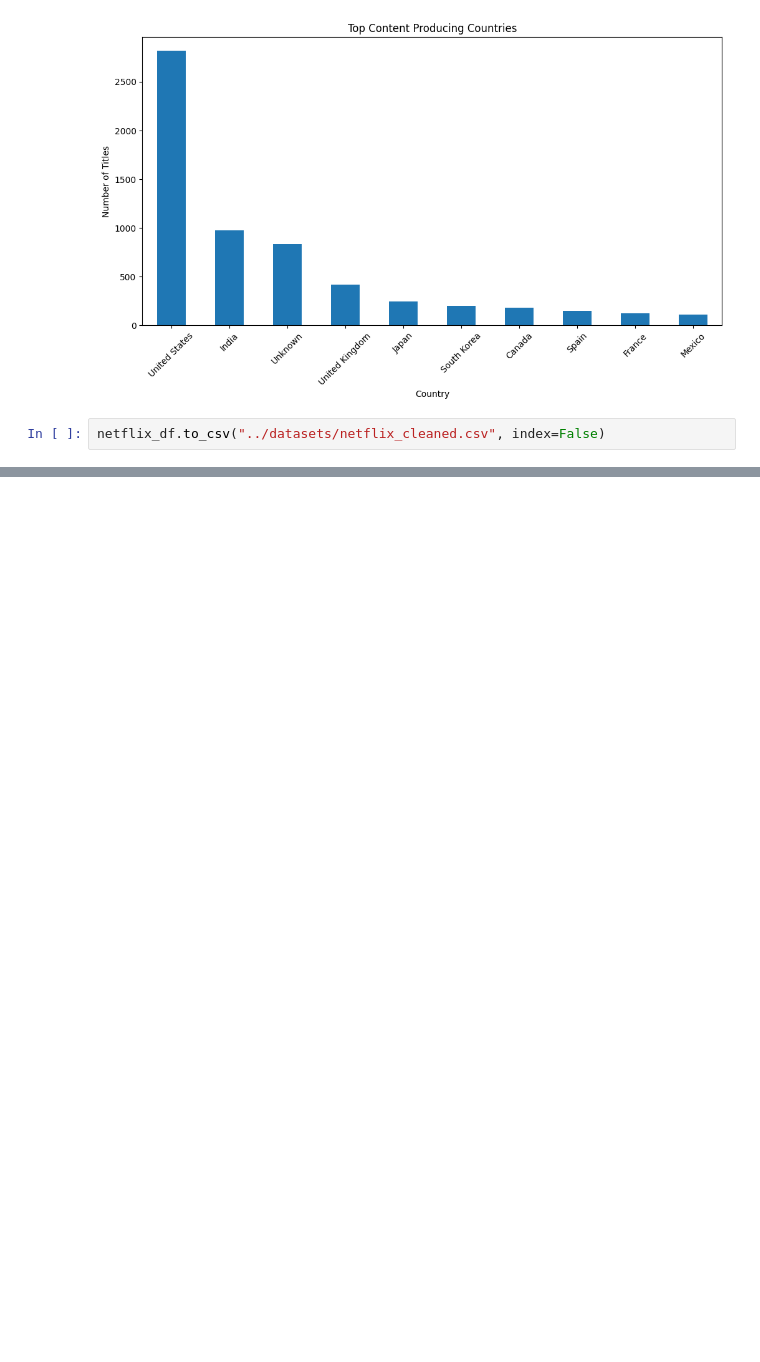
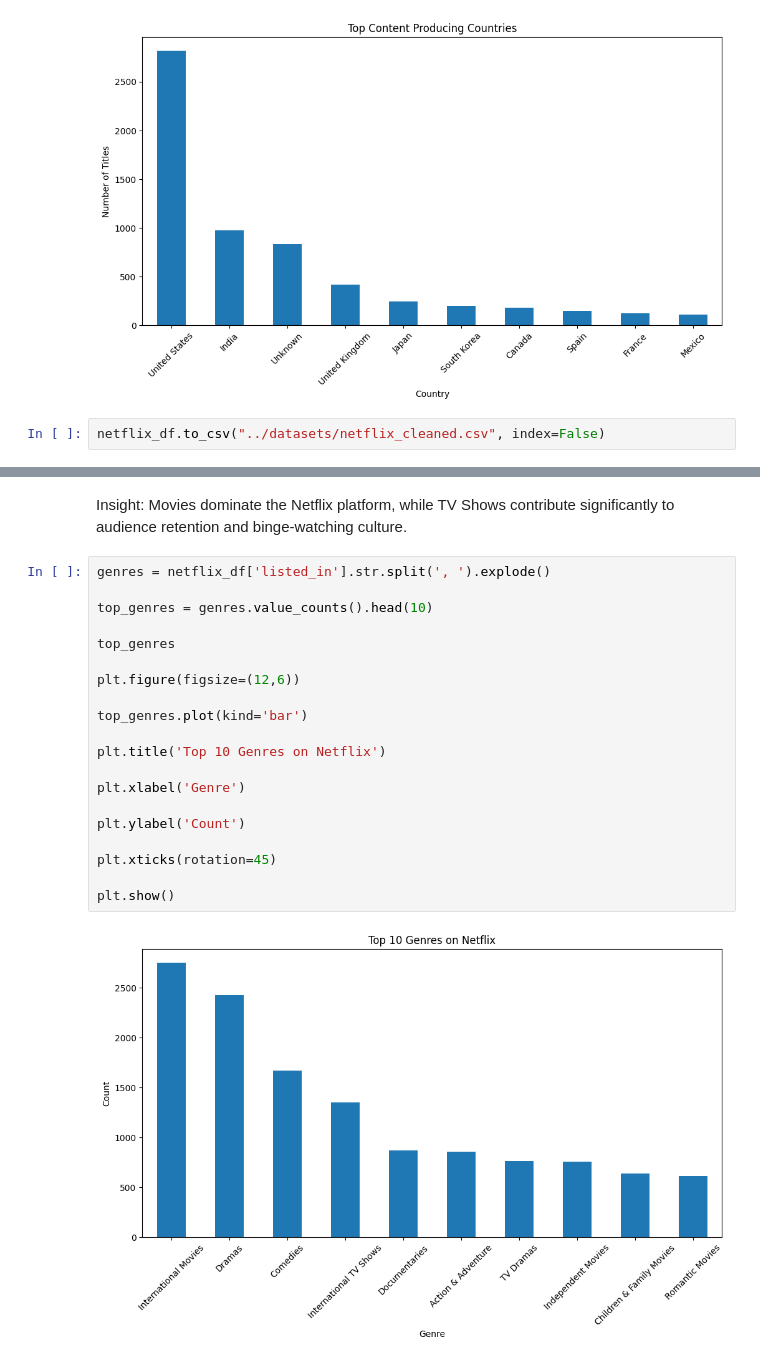
Before and after one commit to vaishya2811/Netflix-Social-Trend-Analytics, a Jupyter notebook: python_analysis/netflix_analysis.ipynb, the cells around one changed output, grey strips where cells are left out. Drawn from its saved outputs; the diff is of its cells as text; blank space fills up the shorter version.

```diff
--- a/python_analysis/netflix_analysis.ipynb
+++ b/python_analysis/netflix_analysis.ipynb
@@ -255,0 +295,26 @@ netflix_df.to_csv("../datasets/netflix_cleaned.csv", index=False)
+# %% [markdown]
+Insight:
+Movies dominate the Netflix platform,
+while TV Shows contribute significantly to audience retention and binge-watching culture.
+# %%
+genres = netflix_df['listed_in'].str.split(', ').explode()
+
+top_genres = genres.value_counts().head(10)
+
+top_genres
+
+plt.figure(figsize=(12,6))
+
+top_genres.plot(kind='bar')
+
+plt.title('Top 10 Genres on Netflix')
+
+plt.xlabel('Genre')
+
+plt.ylabel('Count')
+
+plt.xticks(rotation=45)
+
+plt.show()
+# %% [output]
+[figure, added]
```
Also changed, not shown: parts of 6 cells of this notebook.
